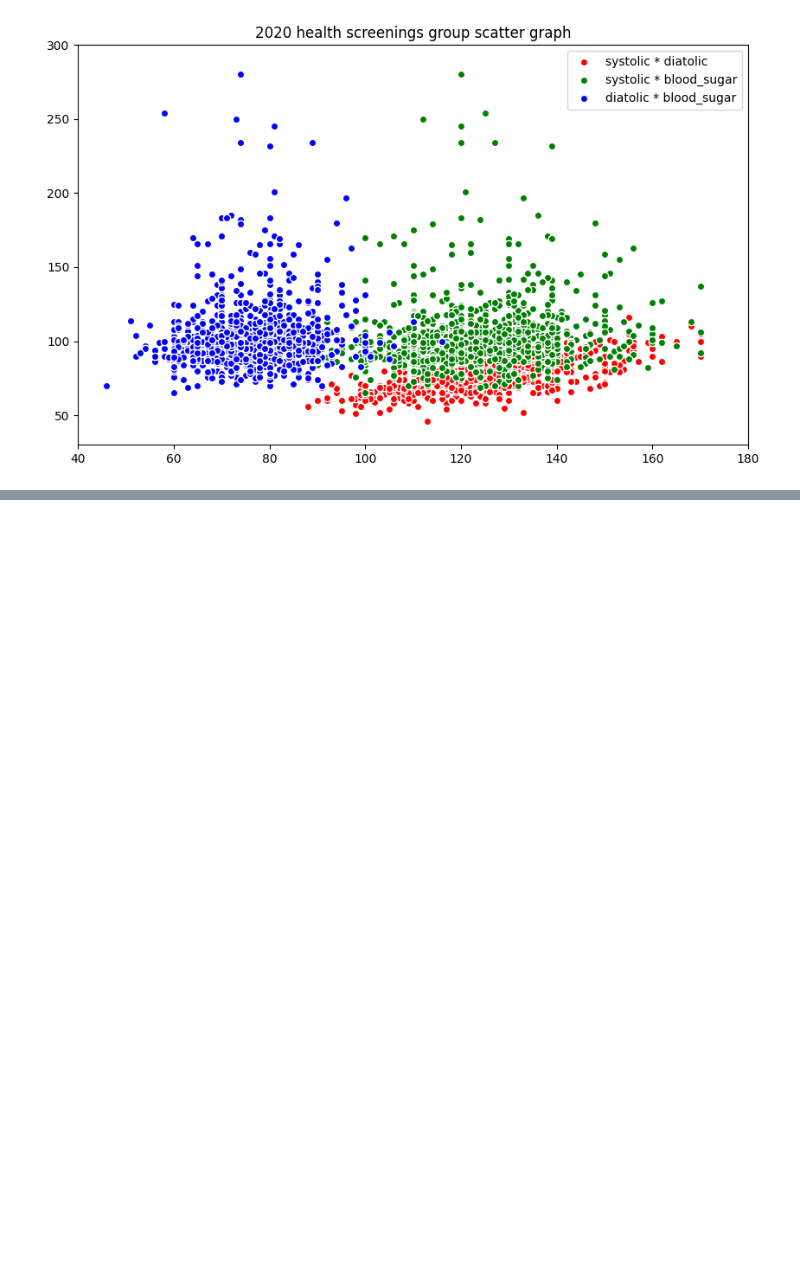
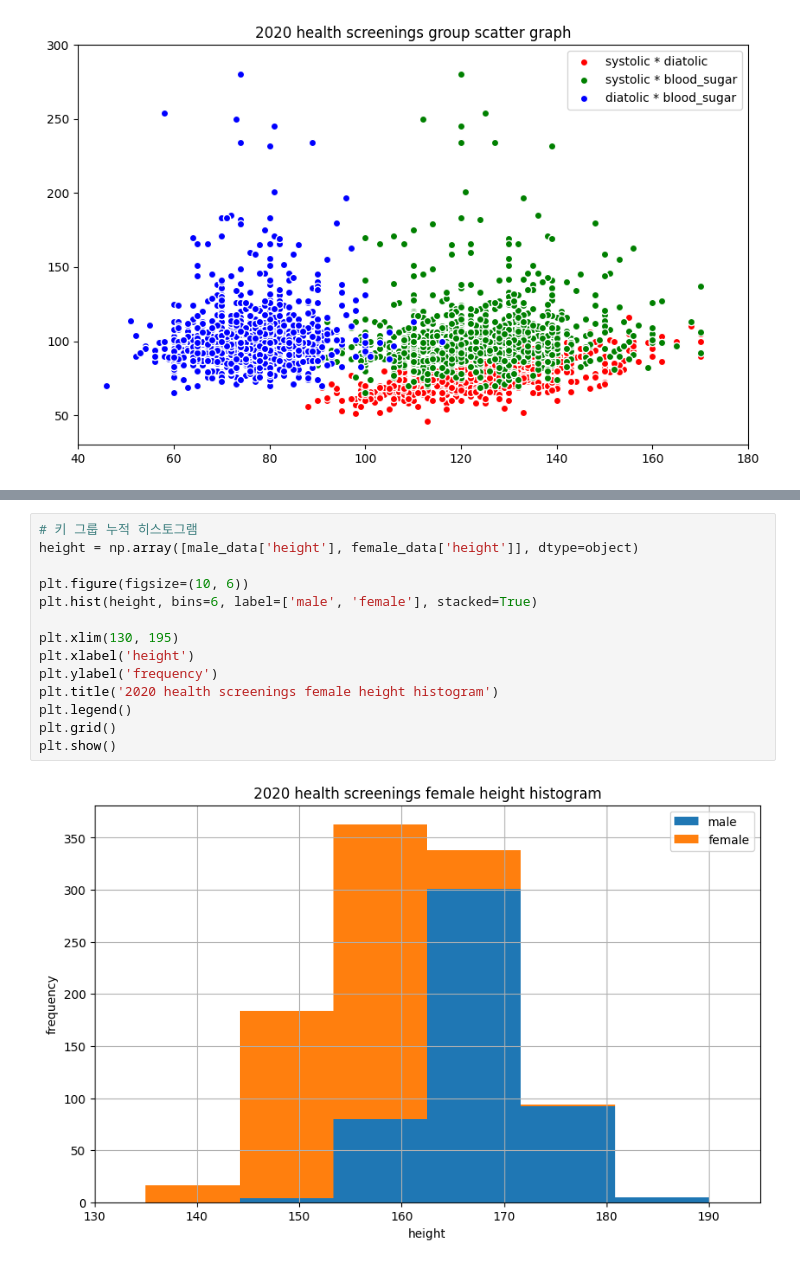
Before and after one commit to biiiing-lab/2024_Data_Analysis_Boot_Camp, a Jupyter notebook: CH05_Data_Visualize/health_maplotlib.ipynb, the cells around one changed output, grey strips where cells are left out. Cells and saved outputs as stored; diff of their text form; blank space fills up the shorter version.

```diff
--- a/CH05_Data_Visualize/health.ipynb
+++ b/CH05_Data_Visualize/health_maplotlib.ipynb
@@ -42,0 +78,16 @@ plt.show()
+# %%
+# 키 그룹 누적 히스토그램
+height = np.array([male_data['height'], female_data['height']], dtype=object)
+
+plt.figure(figsize=(10, 6))
+plt.hist(height, bins=6, label=['male', 'female'], stacked=True)
+
+plt.xlim(130, 195)
+plt.xlabel('height')
+plt.ylabel('frequency')
+plt.title('2020 health screenings female height histogram')
+plt.legend()
+plt.grid()
+plt.show()
+# %% [output]
+[figure, added]
```
Also changed, not shown: parts of 3 cells of this notebook.
